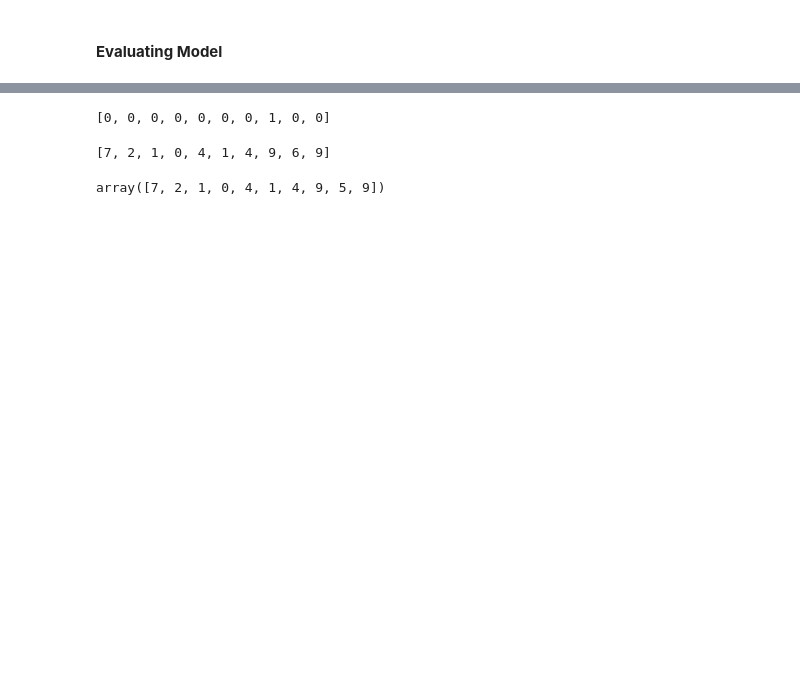
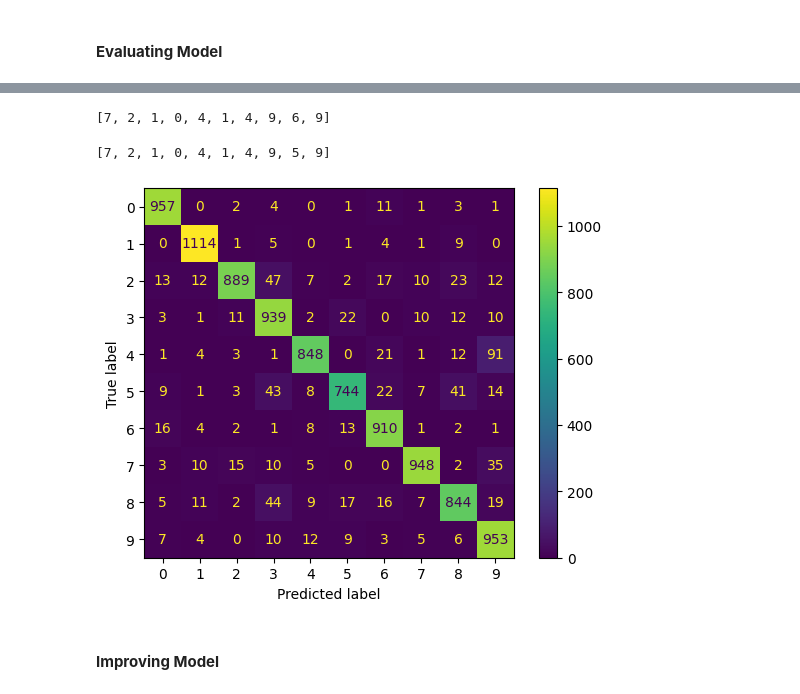
Before and after one commit to tarekkhatib16/Building_A_Neural_Network, a Jupyter notebook: main.ipynb, the cells around one changed output, grey strips where cells are left out. Cells and saved outputs as stored; diff of their text form; code cells hidden in the pictures; blank space fills up the shorter version.

Commit message:
Evaluating Model in Main

```diff
--- a/main.ipynb
+++ b/main.ipynb
@@ -306,10 +306,7 @@ array([[2.99396414e-03, 7.80754360e-05, 9.66844781e-04, 5.94526984e-03,
 # %%
 # converting output to Python List
 
-output_list = []
-
-for i in range(len(output_arr)) :
-    output_list.append(output_arr[i][0].tolist())
+output_list = toList(output_arr)
 # %%
 # converting output into integers - maximum value becomes 1 the rest becomes 0.
 
@@ -323,17 +320,32 @@ for i in output_list :
         else :
             x.append(0)
     output_int.append(x)
-# %%
-output_int[0]
-# %% [output]
-[0, 0, 0, 0, 0, 0, 0, 1, 0, 0]
 # %%
 output_denc = deEncoder(output_int)
 # %%
 output_denc[:10]
 # %% [output]
 [7, 2, 1, 0, 4, 1, 4, 9, 6, 9]
+# %%
+y_test_list = []
+
+for i in range(len(y_test)) :
+    y_test_list.append(y_test[i].tolist())
 # %%
-y_test[:10]
+y_test_list[:10]
 # %% [output]
-array([7, 2, 1, 0, 4, 1, 4, 9, 5, 9])
+[7, 2, 1, 0, 4, 1, 4, 9, 5, 9]
+# %%
+from sklearn.metrics import confusion_matrix, ConfusionMatrixDisplay
+import matplotlib.pyplot as plt
+
+cm_display = confusion_matrix(y_test_list, output_denc)
+
+cm_display = ConfusionMatrixDisplay(confusion_matrix = cm_display)
+
+cm_display.plot()
+plt.show()
+# %% [output]
+[figure, added]
+# %% [markdown]
+#### **Improving Model**
```
Also changed, not shown: parts of 3 cells of this notebook.
